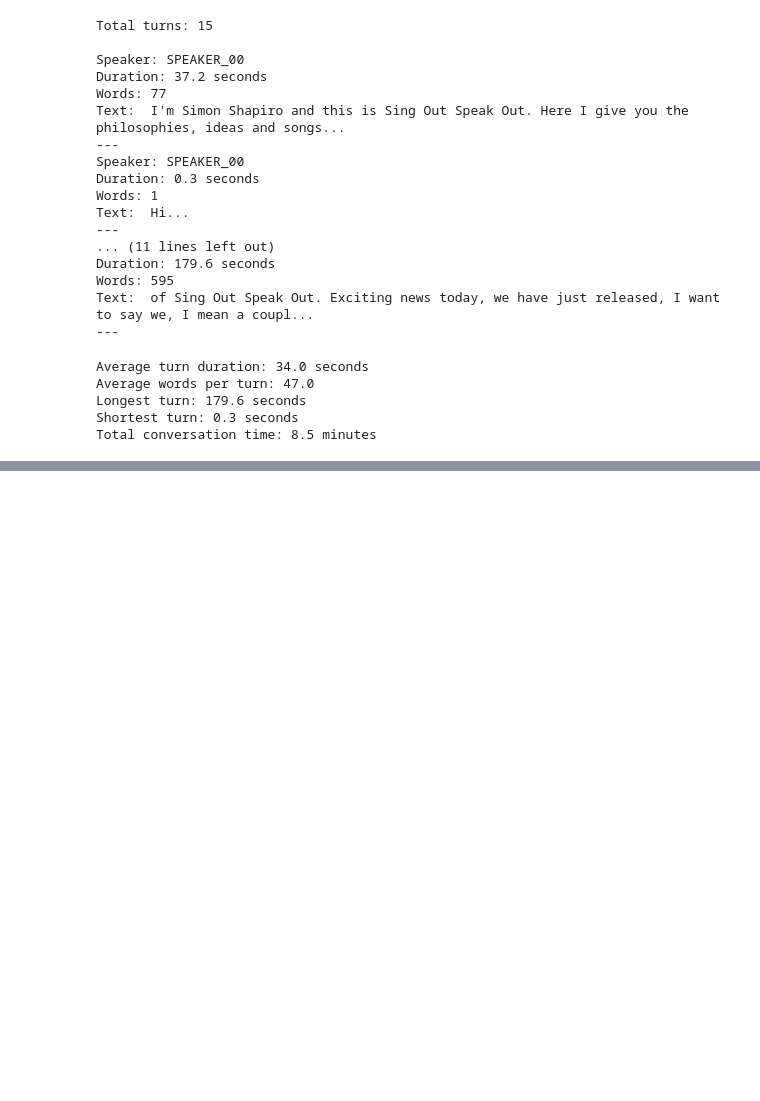
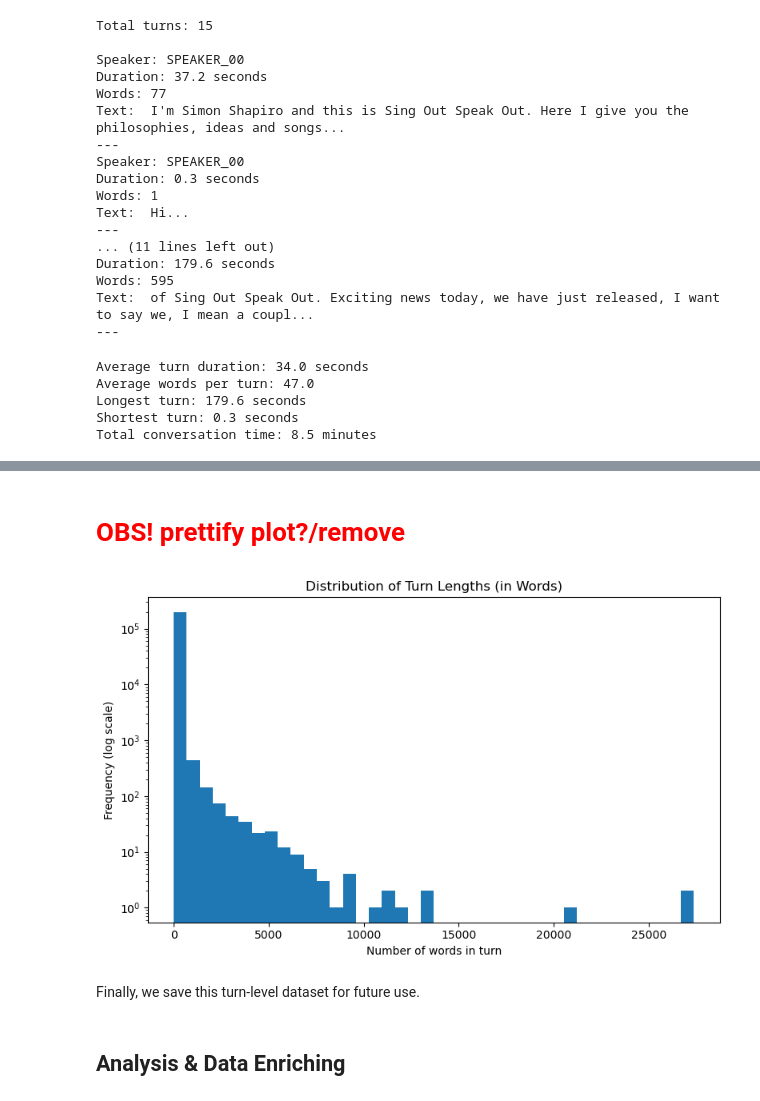
Before and after one commit to au-nlp/project-milestone-p2-group4, a Jupyter notebook: main.ipynb, the cells around one changed output, grey strips where cells are left out. Cells and saved outputs as stored; diff of their text form; code cells hidden in the pictures; blank space fills up the shorter version.

Commit message:
Updated Data Pipeline

```diff
--- a/main.ipynb
+++ b/main.ipynb
@@ -36,7 +41,12 @@ If you have the compressed files (.gz) locally they can be read as
 
 However, since the full data is really large we will only be using the provided sample, which can be loaded as follows
 # %%
-sporc = SPORCDataset(local_data_dir="data", load_samples_only=True)
+sporc = SPORCDataset(
+    local_data_dir="data",
+    load_samples_only=True,
+    load_turns_eagerly=True,
+    show_progress=False,
+)
 # %% [output]
 INFO:helpers.sporc.dataset:Loading SPORC dataset from local directory: data
 INFO:helpers.sporc.dataset:Loading SPORC sample dataset only.
@@ -443,0 +573,3 @@ ___
+# %%
+episode_lookup = {ep.mp3_url: ep for ep in episodes}
+episodes = (usable_df['mp3_url'].map(episode_lookup)).to_list()
@@ -443,0 +578,3 @@ ___
+# %%
+usable_df.to_parquet("data/episodes.parquet", index=False)
+episodes_df = pd.read_parquet("data/episodes.parquet")
@@ -443,0 +623,22 @@ ___
+# %%
+turn_rows = []
+for i, row in episodes_df.iterrows():
+    ep = episodes[i]
+    for j, turn in enumerate(ep.get_all_turns()):
+        cleaned = clean_turn_text(turn.text)
+        turn_rows.append({
+            'episode_title': row['episode_title'],
+            'turn_index': j,
+            'speaker': ';'.join(turn.speaker) if isinstance(turn.speaker, list) else turn.speaker,
+            'start_time': turn.start_time,
+            'end_time': turn.end_time,
+            'duration': turn.duration,
+            'raw_text': turn.text,
+            'clean_text': cleaned,
+            'is_removed': cleaned is None,
+            'num_words': len(cleaned.split()) if cleaned else 0,
+            'mp3_url': row['mp3_url'],
+        })
+turns_df = pd.DataFrame(turn_rows)
+print(f'Turn rows: {len(turns_df):,} | removed in cleaning: {turns_df['is_removed'].sum():,}')
+turns_df.head()
@@ -443,0 +678,15 @@ ___
+# %% [markdown]
+# <font color="red"> OBS! prettify plot?/remove</font>
+# %%
+plt.figure(figsize=(8, 5))
+plt.hist(turns_df['num_words'], bins=40)
+plt.yscale('log')
+plt.xlabel("Number of words in turn")
+plt.ylabel("Frequency (log scale)")
+plt.title("Distribution of Turn Lengths (in Words)")
+plt.tight_layout()
+plt.show()
+# %% [output]
+[figure, added]
+# %% [markdown]
+Finally, we save this turn-level dataset for future use.
@@ -444 +695,3 @@ ___
+# %% [markdown]
+## Analysis & Data Enriching
 # %% [markdown]
```
Also changed, not shown: parts of 22 cells of this notebook, 3 other files.
